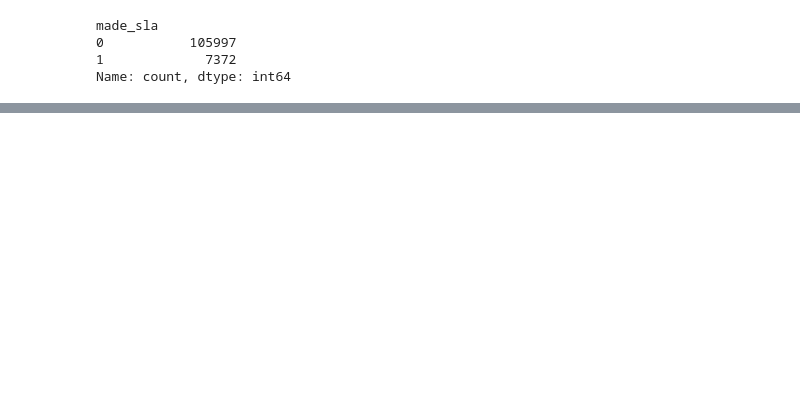
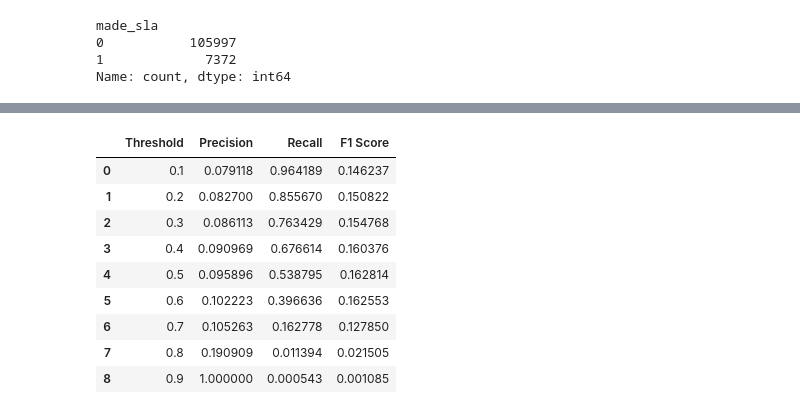
Before and after one commit to pinnusaikiran/AI-incident-intelligence-platform, a Jupyter notebook: notebooks/modeling/05_model_training.ipynb, the cells around one changed output, grey strips where cells are left out. Saved outputs shown, nothing was run; the diff lists cells and outputs as text; code cells hidden in the pictures; blank space fills up the shorter version.

Commit message:
Mapping of target feature has been changed and till RF tuning completed and verified the threshold

```diff
--- a/notebooks/modeling/05_model_training.ipynb
+++ b/notebooks/modeling/05_model_training.ipynb
@@ -1202,0 +1215,54 @@ Name: count, dtype: int64
+# %%
+%store -r y_test
+def evaluate_thresholds(y_true,y_prob,thresholds=np.arange(0.1,1.0,0.1)):
+    """
+        Evaluate multiple probability thresholds for binary classification.
+
+        Parameters
+        ----------
+        y_true : array-like
+            Actual target labels.
+
+        y_prob : array-like
+            Predicted probabilities for the positive class.
+
+        thresholds : iterable
+            Probability thresholds to evaluate.
+
+            Returns
+            -------
+            pandas.DataFrame
+            DataFrame containing Precision, Recall and F1 Score for each threshold.
+            """
+    results=[]
+
+    for threshold in thresholds:
+        y_pred=(y_prob>=threshold).astype(int)
+        precision=precision_score(y_true=y_true,y_pred=y_pred,zero_division=0)
+        recall=recall_score(y_true=y_true,y_pred=y_pred,zero_division=0)
+        f1=f1_score(y_true=y_true,y_pred=y_pred,zero_division=0)
+
+        results.append({'Threshold':threshold,
+                        'Precision':precision,
+                        'Recall':recall,
+                        'F1 Score':f1})
+
+    return pd.DataFrame(results)
+
+threshold_df = evaluate_thresholds(
+    y_true=y_test,
+    y_prob=final_y_proba_rf
+)
+
+threshold_df
+# %% [output]
+|  | Threshold | Precision | Recall | F1 Score |
+| 0 | 0.1 | 0.079118 | 0.964189 | 0.146237 |
+| 1 | 0.2 | 0.082700 | 0.855670 | 0.150822 |
+| 2 | 0.3 | 0.086113 | 0.763429 | 0.154768 |
+| 3 | 0.4 | 0.090969 | 0.676614 | 0.160376 |
+| 4 | 0.5 | 0.095896 | 0.538795 | 0.162814 |
+| 5 | 0.6 | 0.102223 | 0.396636 | 0.162553 |
+| 6 | 0.7 | 0.105263 | 0.162778 | 0.127850 |
+| 7 | 0.8 | 0.190909 | 0.011394 | 0.021505 |
+| 8 | 0.9 | 1.000000 | 0.000543 | 0.001085 |
```
Also changed, not shown: parts of 19 cells of this notebook, 1 other file.
